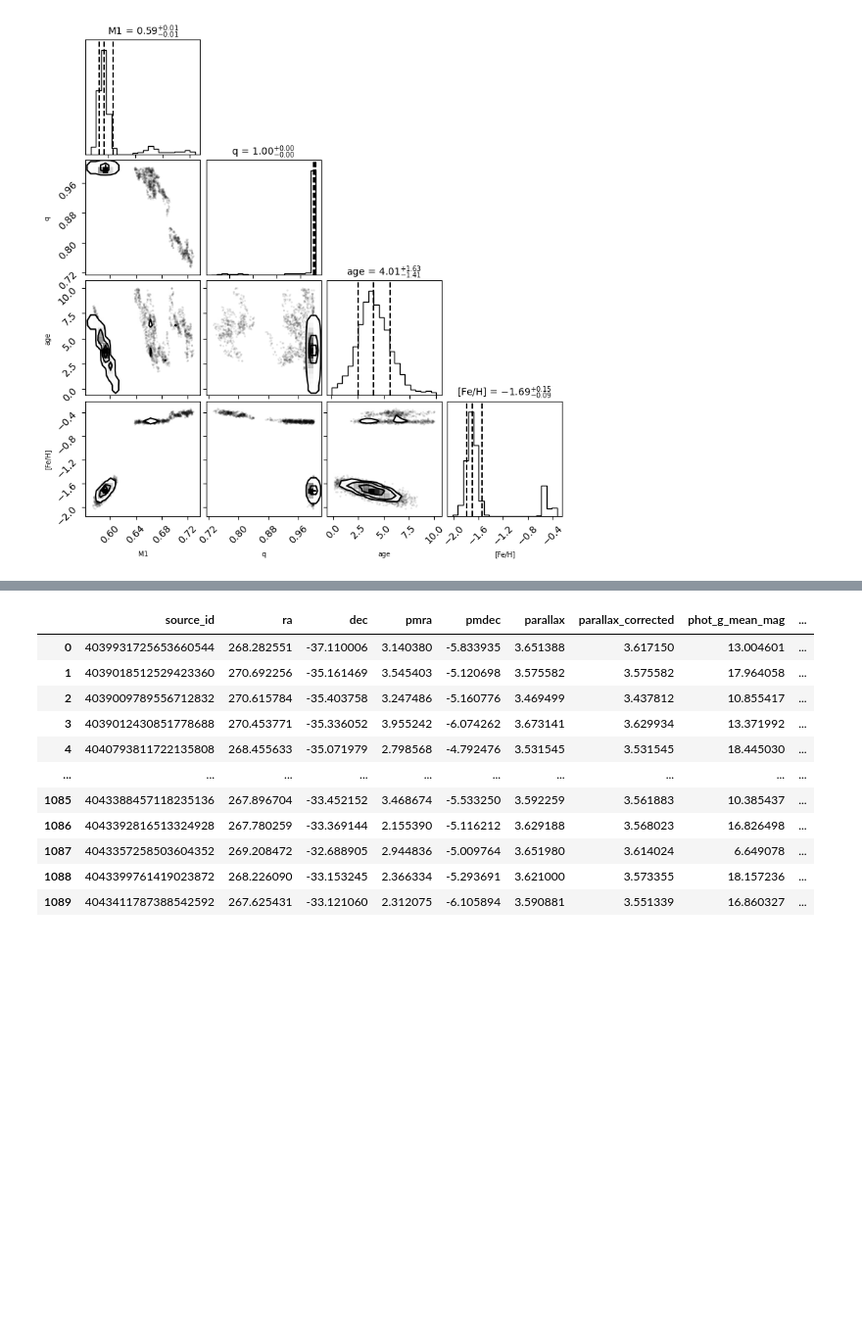
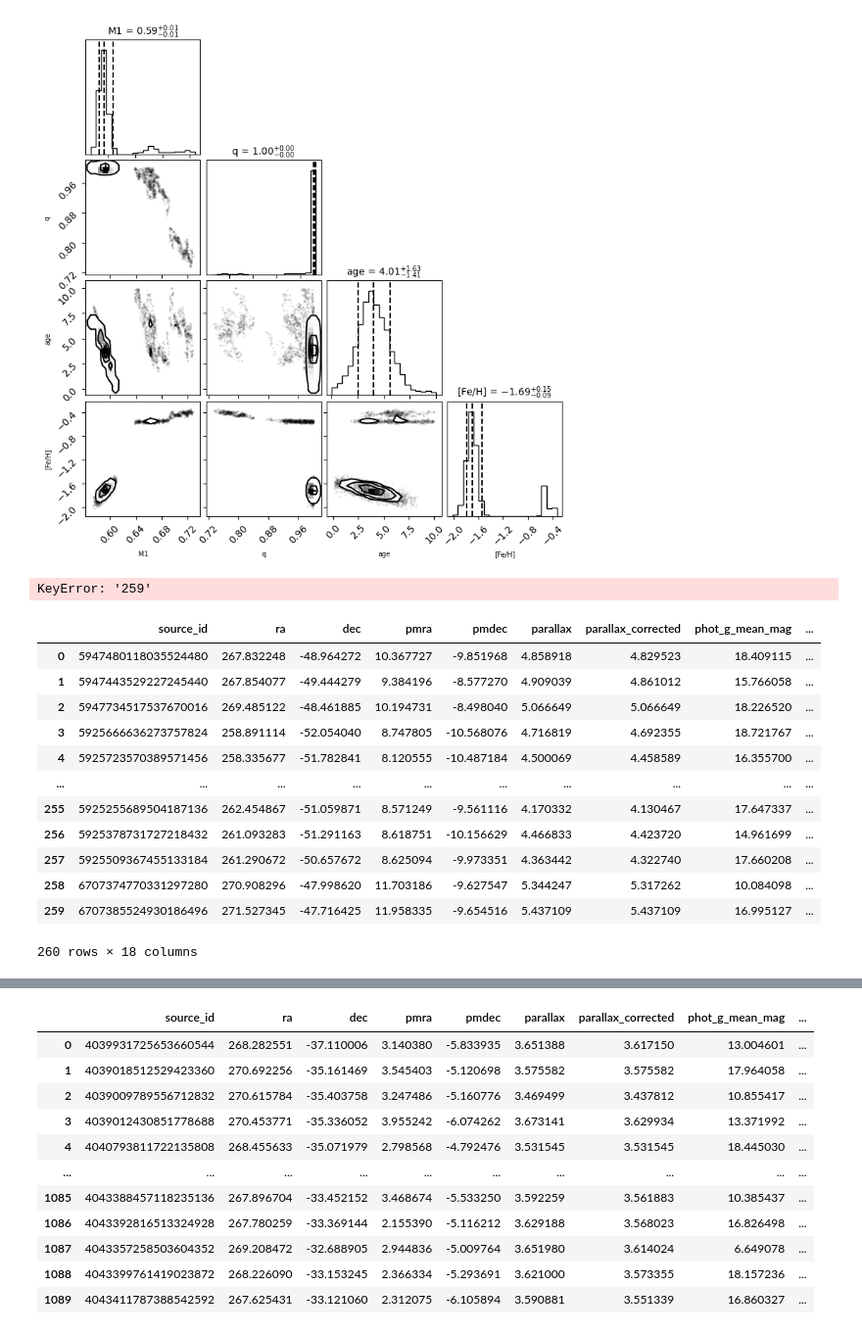
Before and after one commit to stevenalfonso/SBIforBinaryStars, a Jupyter notebook: sbi_for_binaries.ipynb, the cells around one changed output, grey strips where cells are left out. Shown at 98% size. Cells and saved outputs as stored; diff of their text form; code cells hidden in the pictures; blank space fills up the shorter version.

```diff
--- a/sbi_for_binaries.ipynb
+++ b/sbi_for_binaries.ipynb
@@ -470,0 +468,20 @@ with open(f'./data/estimations_{cluster}_uniform.json') as f:
+# %%
+estimations['259']
+# %% [output]
+KeyError: '259'
+# %%
+df_cluster
+# %% [output]
+|  | source_id | ra | dec | pmra | pmdec | parallax | parallax_corrected | phot_g_mean_mag | ... |
+| 0 | 5947480118035524480 | 267.832248 | -48.964272 | 10.367727 | -9.851968 | 4.858918 | 4.829523 | 18.409115 | ... |
+| 1 | 5947443529227245440 | 267.854077 | -49.444279 | 9.384196 | -8.577270 | 4.909039 | 4.861012 | 15.766058 | ... |
+| 2 | 5947734517537670016 | 269.485122 | -48.461885 | 10.194731 | -8.498040 | 5.066649 | 5.066649 | 18.226520 | ... |
+| 3 | 5925666636273757824 | 258.891114 | -52.054040 | 8.747805 | -10.568076 | 4.716819 | 4.692355 | 18.721767 | ... |
+| 4 | 5925723570389571456 | 258.335677 | -51.782841 | 8.120555 | -10.487184 | 4.500069 | 4.458589 | 16.355700 | ... |
+| ... | ... | ... | ... | ... | ... | ... | ... | ... | ... |
+| 255 | 5925255689504187136 | 262.454867 | -51.059871 | 8.571249 | -9.561116 | 4.170332 | 4.130467 | 17.647337 | ... |
+| 256 | 5925378731727218432 | 261.093283 | -51.291163 | 8.618751 | -10.156629 | 4.466833 | 4.423720 | 14.961699 | ... |
+| 257 | 5925509367455133184 | 261.290672 | -50.657672 | 8.625094 | -9.973351 | 4.363442 | 4.322740 | 17.660208 | ... |
+| 258 | 6707374770331297280 | 270.908296 | -47.998620 | 11.703186 | -9.627547 | 5.344247 | 5.317262 | 10.084098 | ... |
+| 259 | 6707385524930186496 | 271.527345 | -47.716425 | 11.958335 | -9.654516 | 5.437109 | 5.437109 | 16.995127 | ... |
+260 rows × 18 columns
```
Also changed, not shown: parts of 4 cells of this notebook.
